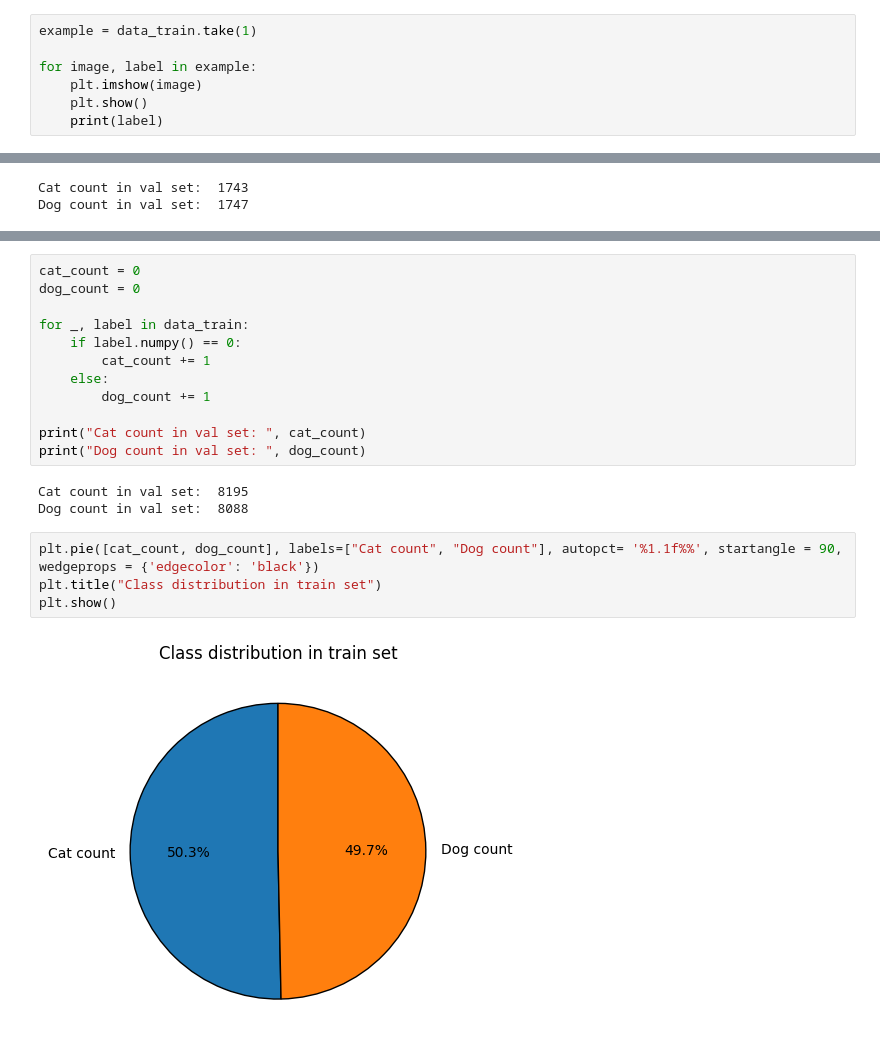
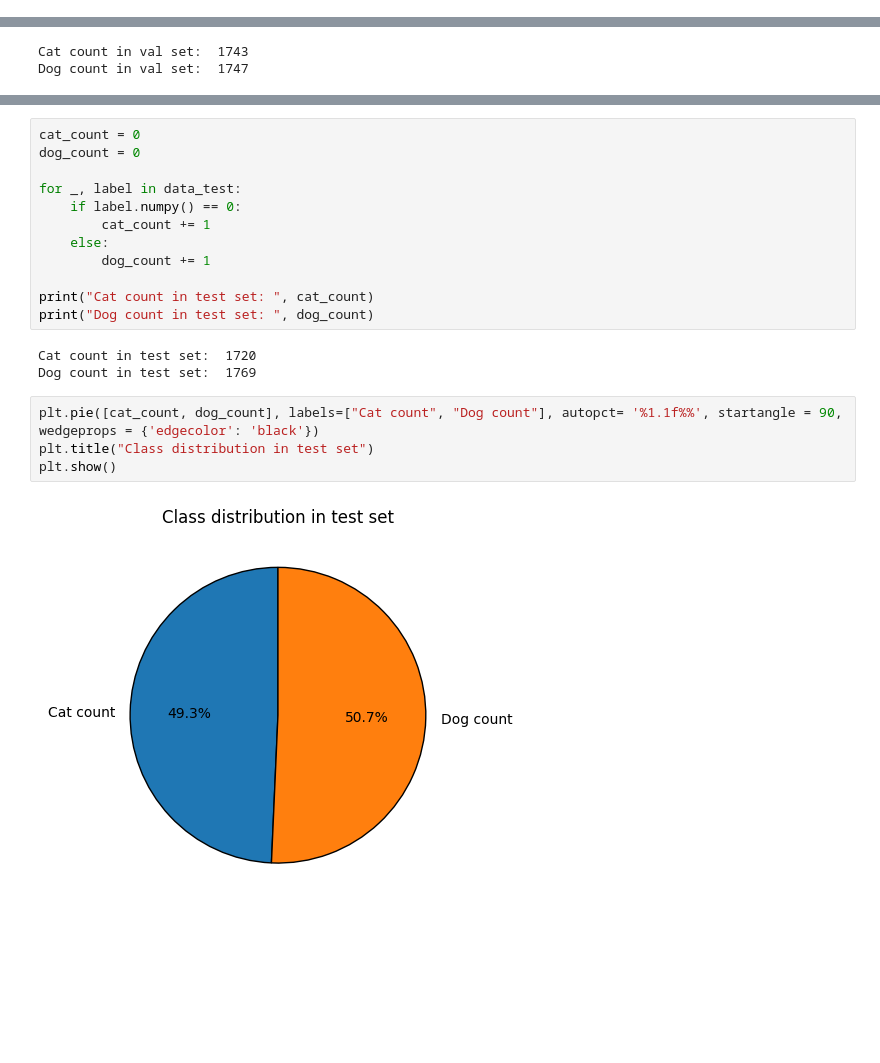
Before and after one commit to S84v/cats-vs-dogs, a Jupyter notebook: notebook.ipynb, the cells around one changed output, grey strips where cells are left out. Cells and saved outputs as stored; diff of their text form; blank space fills up the shorter version.

Commit message:
Added viz for data in all 3 sets

```diff
--- a/notebook.ipynb
+++ b/notebook.ipynb
@@ -21,7 +16,0 @@ fig = tfds.show_examples(data_train, data_info)
-# %%
-example = data_train.take(1)
-
-for image, label in example:
-    plt.imshow(image)
-    plt.show()
-    print(label)
@@ -82,20 +76,20 @@ plt.show()
 cat_count = 0
 dog_count = 0
 
-for _, label in data_train:
+for _, label in data_test:
     if label.numpy() == 0:
         cat_count += 1
     else:
         dog_count += 1
 
-print("Cat count in val set: ", cat_count)
-print("Dog count in val set: ", dog_count)
+print("Cat count in test set: ", cat_count)
+print("Dog count in test set: ", dog_count)
 # %% [output]
-Cat count in val set:  8195
-Dog count in val set:  8088
+Cat count in test set:  1720
+Dog count in test set:  1769
 # %%
 plt.pie([cat_count, dog_count], labels=["Cat count", "Dog count"], autopct= '%1.1f%%', startangle = 90, wedgeprops = {'edgecolor': 'black'})
-plt.title("Class distribution in train set")
+plt.title("Class distribution in test set")
 plt.show()
 # %% [output]
-[figure, old version]
+[figure, new version]
```
Also changed, not shown: parts of 7 cells of this notebook.
